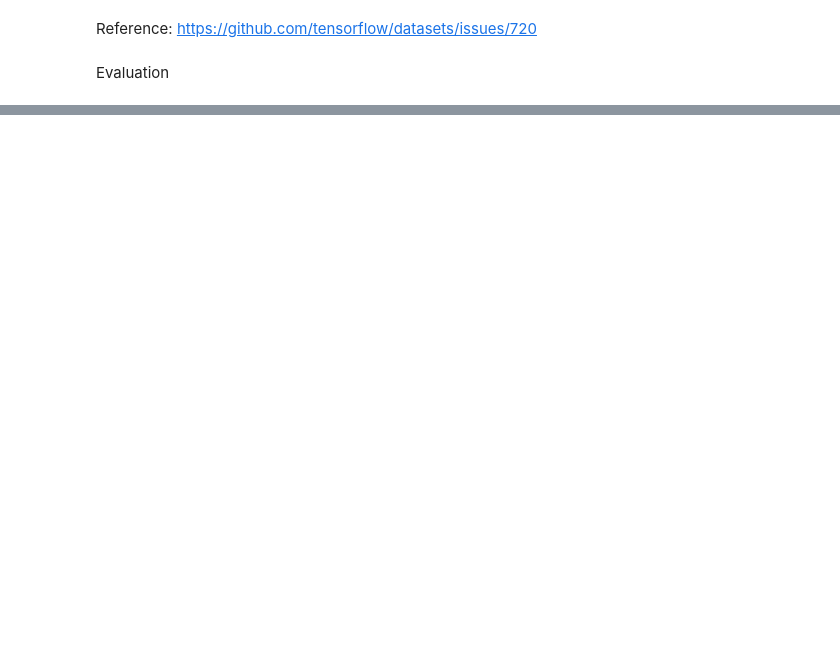
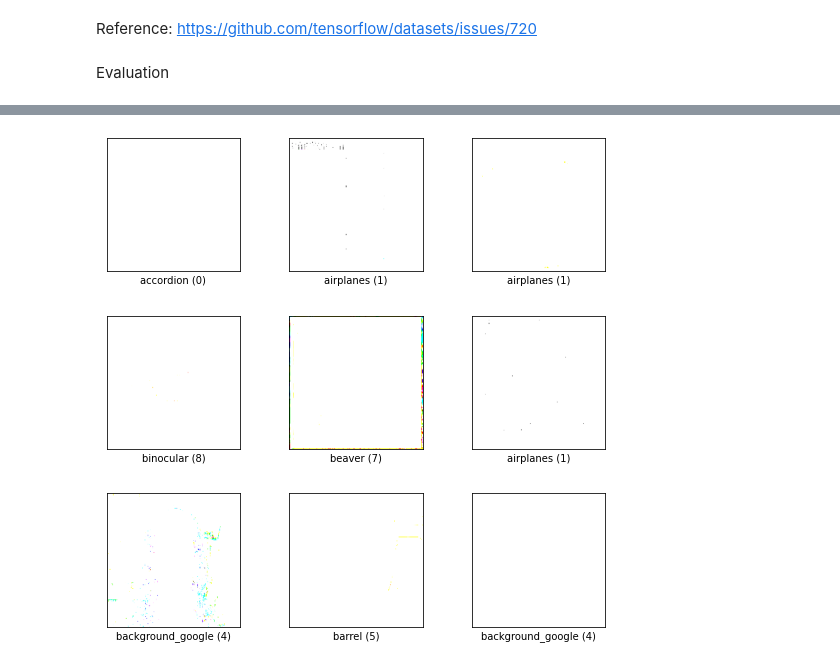
Before and after one commit to LeNovice/Assignments_WILP_SEM3, a Jupyter notebook: Main_CadenceNet.ipynb, the cells around one changed output, grey strips where cells are left out. Cells and saved outputs as stored; diff of their text form; code cells hidden in the pictures; blank space fills up the shorter version.

```diff
--- a/Main_CadenceNet.ipynb
+++ b/Main_CadenceNet.ipynb
@@ -138,6 +142,10 @@ resize_and_rescale = tf.keras.Sequential([
   layers.Rescaling(1./255)
 ])
 
+resize_layer = tf.keras.Sequential([
+  layers.Resizing(IMG_SIZE, IMG_SIZE),
+])
+
 data_augmentation = tf.keras.Sequential([
   layers.RandomFlip("horizontal_and_vertical"),
   layers.RandomRotation(0.2),
@@ -148,13 +156,16 @@ buffer_size = 30*NUM_CLASSES
 
 #resized_ds_train = filtered_ds_train.map(map_func, num_parallel_calls=tf.data.AUTOTUNE)
 #https://www.tensorflow.org/tutorials/images/data_augmentation#apply_the_preprocessing_layers_to_the_datasets
-def prepare(ds, shuffle=False, augment=False):
+def prepare(ds, shuffle=False, augment=False, resize_only = False):
     global buffer_size
     global BATCH_SIZE
 
 
     # Resize and rescale all datasets.
-    ds = ds.map(lambda x, y: (resize_and_rescale(x), map_func(y)), num_parallel_calls=tf.data.AUTOTUNE)
+    if resize_only==True:
+        ds = ds.map(lambda x, y: (resize_layer(x), map_func(y)), num_parallel_calls=tf.data.AUTOTUNE)
+    else:
+        ds = ds.map(lambda x, y: (resize_and_rescale(x), map_func(y)), num_parallel_calls=tf.data.AUTOTUNE)
 
     if shuffle:
         ds = ds.shuffle(buffer_size)
@@ -164,6 +175,9 @@ def prepare(ds, shuffle=False, augment=False):
 
     # Use data augmentation only on the training set.
     if augment:
+        #f_ds = ds.filter(lambda x, y: filter_fn(y, [2,3,6]))    #[2,3,6] are the examples with lesser data. We are trying to bring back balance
+        #f_ds_aug = f_ds.map(lambda x, y: (data_augmentation(x, training=True), y), num_parallel_calls=tf.data.AUTOTUNE)
+        #ds = ds.concatenate(f_ds_aug)
         ds_aug = ds.map(lambda x, y: (data_augmentation(x, training=True), y), num_parallel_calls=tf.data.AUTOTUNE)
         ds = ds.concatenate(ds_aug)
         ds_aug = ds.map(lambda x, y: (data_augmentation(x, training=True), y), num_parallel_calls=tf.data.AUTOTUNE)
@@ -321,0 +368,7 @@ loss,acc = model.evaluate(resized_ds_test)
+# %%
+quantize_train, quant_train_info = tfds.load(DataSet, split='train + test[:75%]', with_info=True, as_supervised=True)
+filtered_quantize_train = quantize_train.filter(lambda x, y: filter_fn(y, class_list))
+resized_quantize_train = prepare(filtered_quantize_train, resize_only=True)
+
+fig = tfds.show_examples(resized_quantize_train, ds_info)
+# %% [output]
@@ -321,0 +384 @@ loss,acc = model.evaluate(resized_ds_test)
+[figure, added]
```
Also changed, not shown: parts of 22 cells of this notebook.
